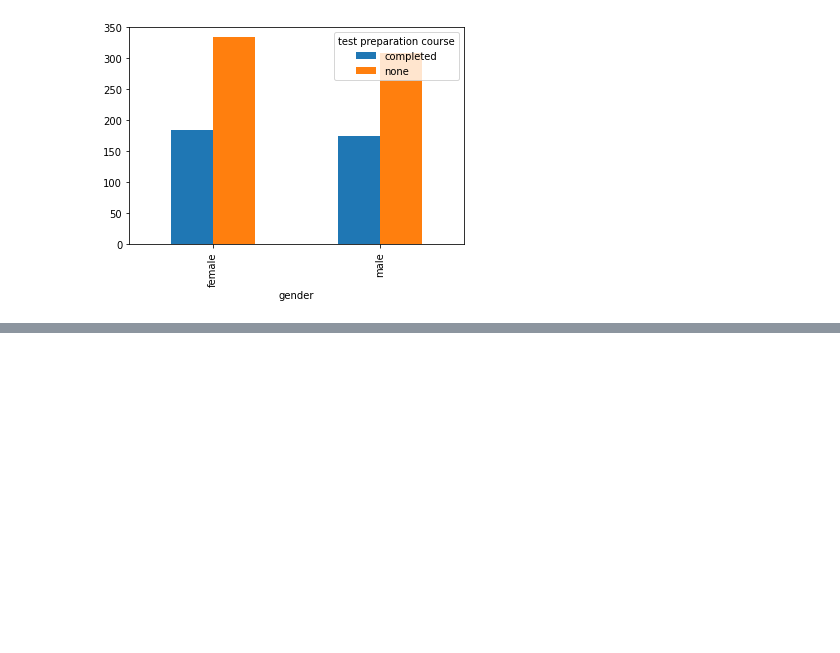
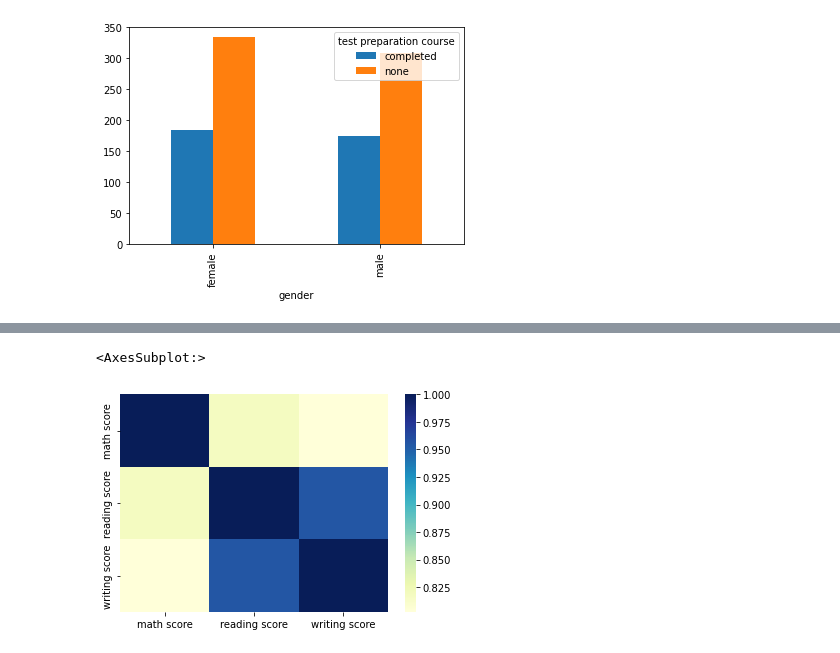
Before and after one commit to DevMehta-30/STC-ML, a Jupyter notebook: Notebook.ipynb, the cells around one changed output, grey strips where cells are left out. Saved outputs shown, nothing was run; the diff lists cells and outputs as text; code cells hidden in the pictures; blank space fills up the shorter version.

```diff
--- a/Notebook.ipynb
+++ b/Notebook.ipynb
@@ -108,0 +119,11 @@ df1.plot(kind="bar")
+# %%
+import numpy as np
+import pandas as pd
+import seaborn as sns
+import matplotlib.pyplot as plt
+
+df= pd.read_csv("StudentsPerformance.csv")
+sns.heatmap(df.corr(),cmap="YlGnBu")
+# %% [output]
+<AxesSubplot:>
+[figure, added]
```
Also changed, not shown: parts of 7 cells of this notebook.
